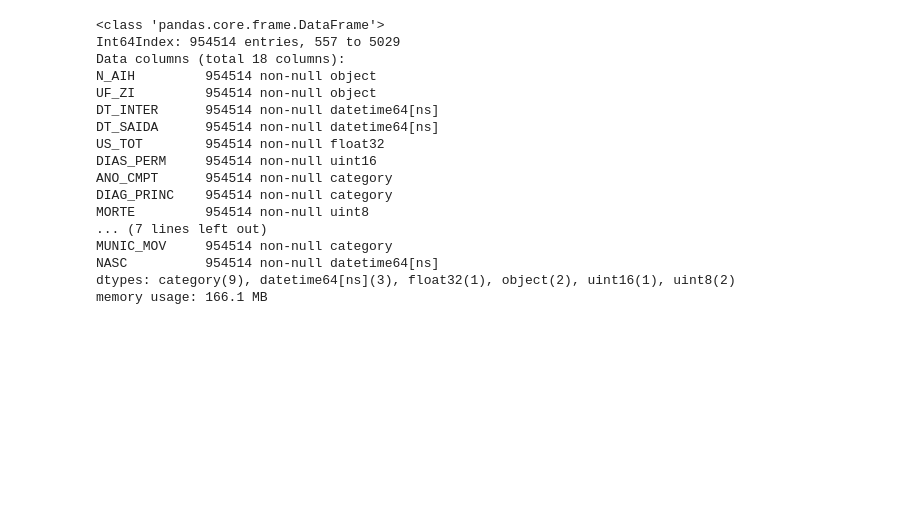
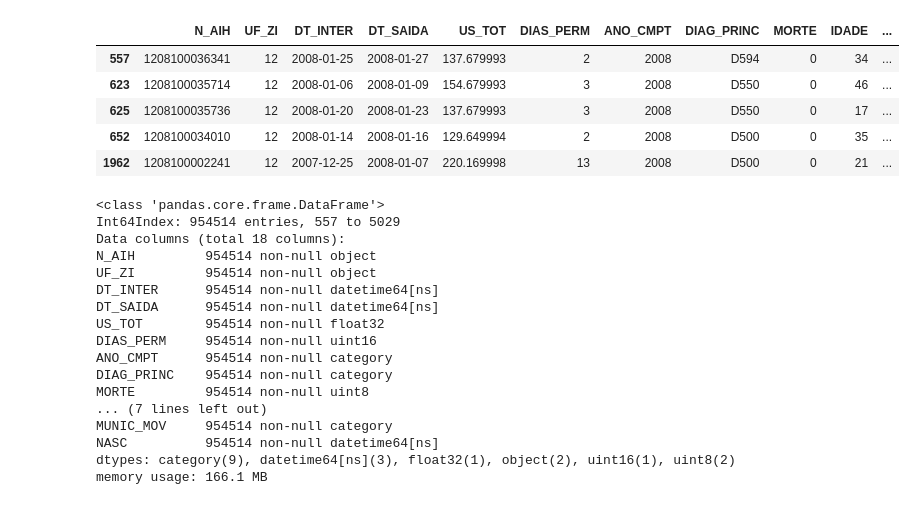
Before and after one commit to gbletsch/hematologic_hospitalizations_brazil, a Jupyter notebook: tcc.ipynb, the cells around one changed output. Saved outputs shown, nothing was run; the diff lists cells and outputs as text; code cells hidden in the pictures; blank space fills up the shorter version.

```diff
--- a/tcc.ipynb
+++ b/tcc.ipynb
@@ -30,6 +30,15 @@ Wall time: 3.9 s
 sex_map, cnes_map, uf_map, cid_map, et_map, financ_map, cbo_map, comp_map, mun_map = make_maps()
 # %%
 pop_df = pop_ibge()
+# %%
+hemato.head()
+# %% [output]
+|  | N_AIH | UF_ZI | DT_INTER | DT_SAIDA | US_TOT | DIAS_PERM | ANO_CMPT | DIAG_PRINC | MORTE | IDADE | ... |
+| 557 | 1208100036341 | 12 | 2008-01-25 | 2008-01-27 | 137.679993 | 2 | 2008 | D594 | 0 | 34 | ... |
+| 623 | 1208100035714 | 12 | 2008-01-06 | 2008-01-09 | 154.679993 | 3 | 2008 | D550 | 0 | 46 | ... |
+| 625 | 1208100035736 | 12 | 2008-01-20 | 2008-01-23 | 137.679993 | 3 | 2008 | D550 | 0 | 17 | ... |
+| 652 | 1208100034010 | 12 | 2008-01-14 | 2008-01-16 | 129.649994 | 2 | 2008 | D500 | 0 | 35 | ... |
+| 1962 | 1208100002241 | 12 | 2007-12-25 | 2008-01-07 | 220.169998 | 13 | 2008 | D500 | 0 | 21 | ... |
 # %%
 hemato.info(memory_usage='deep')
 # %% [output]
```
Also changed, not shown: parts of 47 cells of this notebook.
